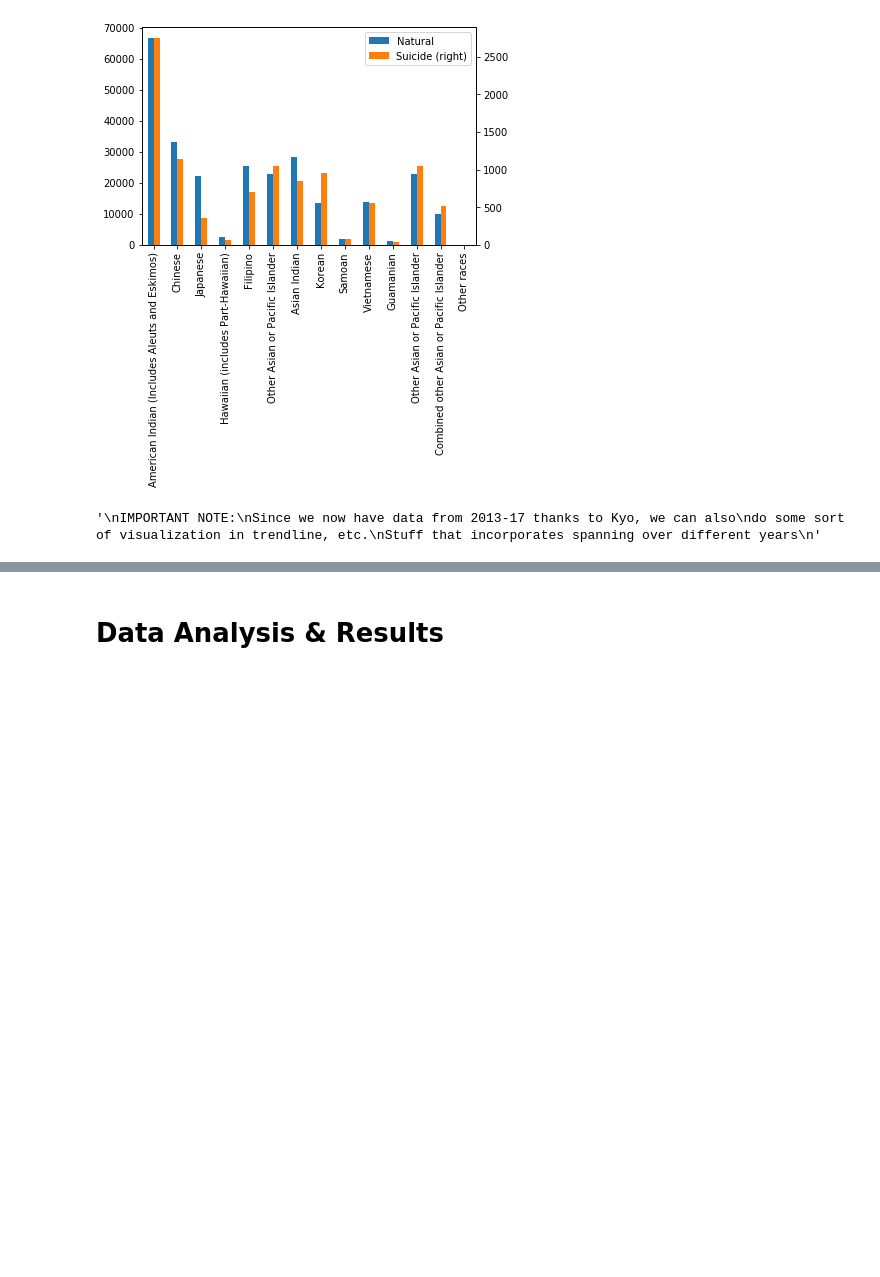
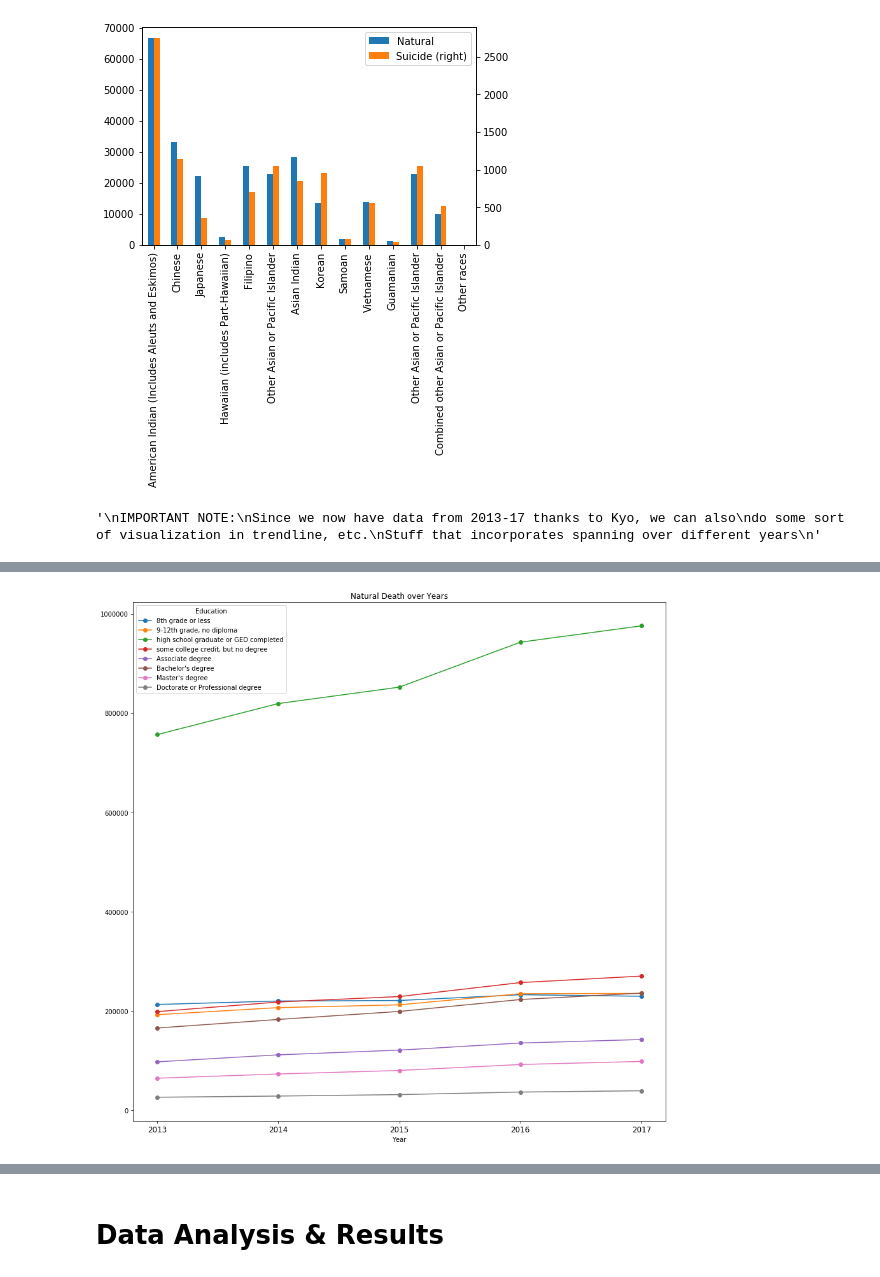
Before and after one commit to WeilunY/COGS108_Project, a Jupyter notebook: FinalProject.ipynb, the cells around one changed output, grey strips where cells are left out. Saved outputs shown, nothing was run; the diff lists cells and outputs as text; code cells hidden in the pictures; blank space fills up the shorter version.

```diff
--- a/FinalProject.ipynb
+++ b/FinalProject.ipynb
@@ -567,0 +550,14 @@ plt.show()
+# %%
+# Natural Death over Years
+df_n = cdf[cdf['Cause'] == 'Natural'].groupby([cdf['Year'],cdf['Education']]).size()
+df_n = df_n.unstack()[[edu_dict[str(i)] for i in range(1,9)]]
+display(df_n)
+df_n.plot(linestyle='-',
+          marker='o',
+          figsize=(15,15),
+          title='Natural Death over Years')
+plt.xticks(list(range(len(df_n.index))), df_n.index, fontsize=12)
+
+plt.show()
+del df_n
+# %% [output]
@@ -567,0 +571 @@ plt.show()
+[figure, added]
```
Also changed, not shown: parts of 5 cells of this notebook.
